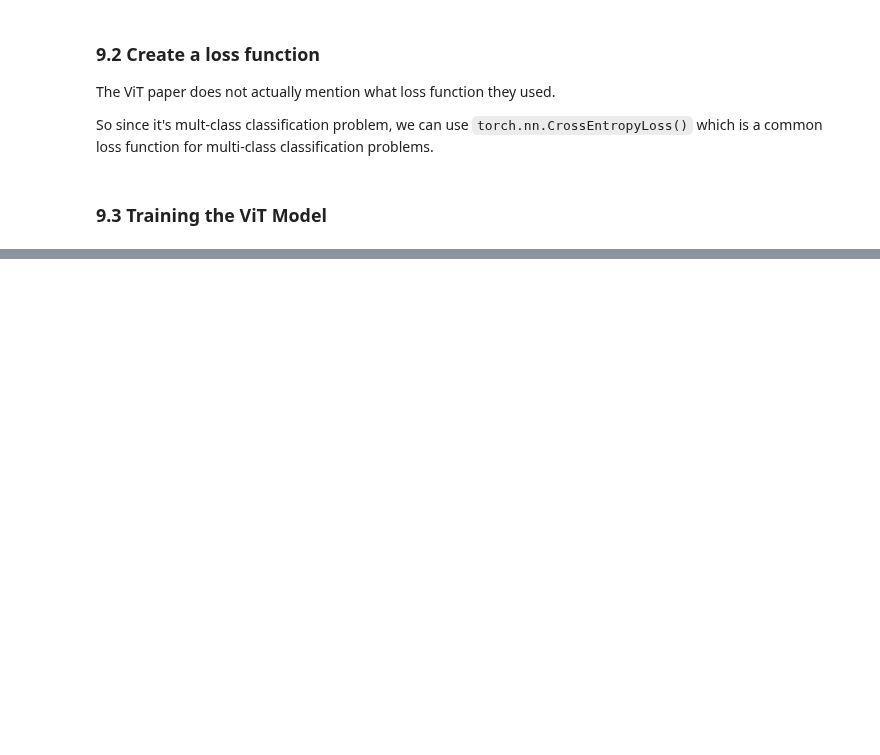
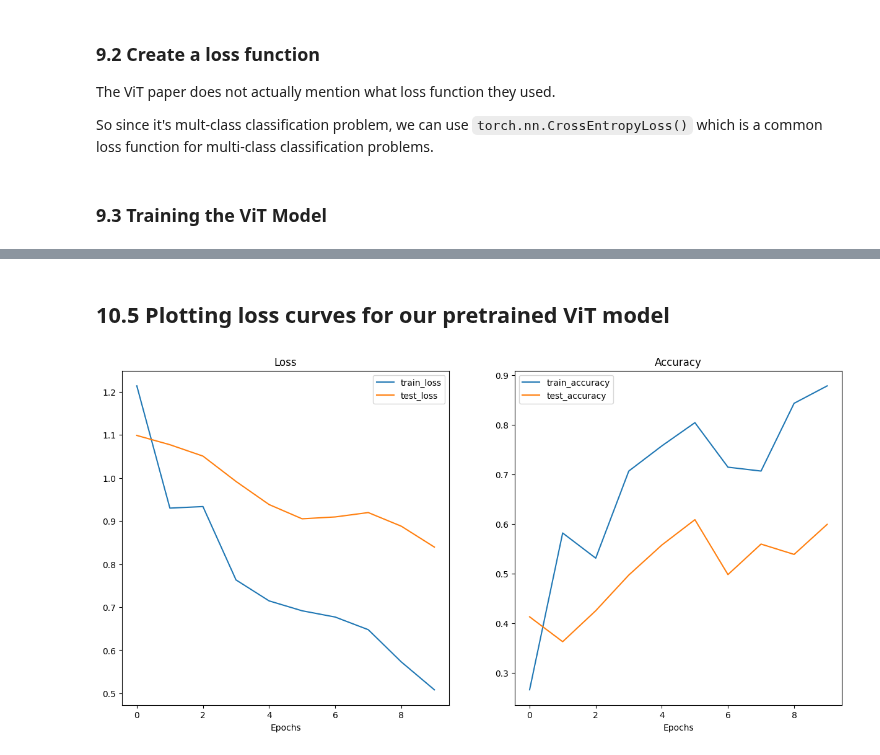
Before and after one commit to thany-8/picksense, a Jupyter notebook: notebooks/01_picksense_main.ipynb, the cells around one changed output, grey strips where cells are left out. Cells and saved outputs as stored; diff of their text form; code cells hidden in the pictures; blank space fills up the shorter version.

```diff
--- a/notebooks/01_picksense_main.ipynb
+++ b/notebooks/01_picksense_main.ipynb
@@ -1021,0 +1436,5 @@ results = engine.train(
+# %%
+# get automatic transforms from the pretrained weights
+pretrained_vit_transforms = pretrained_vit_weights.transforms()
+
+pretrained_vit_transforms
@@ -1021,0 +1449,9 @@ results = engine.train(
+# %%
+# setup dataloaders with pretrained ViT transforms
+from going_modular.going_modular import data_setup
+pretrained_vit_train_dataloader, pretrained_vit_test_dataloader, class_names = data_setup.create_dataloaders(
+    train_dir=train_dir,
+    test_dir=test_dir,
+    transform=pretrained_vit_transforms, # use pretrained ViT transforms
+    batch_size=BATCH_SIZE #could also try 32 or 64 but might run out of memory on GPU
+)
@@ -1021,0 +1460,26 @@ results = engine.train(
+# %%
+from going_modular.going_modular import engine
+
+
+
+
+# Create an optimizer and loss function for the pretrained ViT model
+optimizer = torch.optim.AdamW(
+    params=pretrained_vit.parameters(),
+    lr=1e-3,
+
+)
+
+loss_fn = torch.nn.CrossEntropyLoss()
+
+# Create a train the classifier head of pretrained ViT
+set_seeds()
+results_pretrained_vit = engine.train(
+    model=pretrained_vit,
+    train_dataloader=pretrained_vit_train_dataloader,
+    test_dataloader=pretrained_vit_test_dataloader,
+    optimizer=optimizer,
+    loss_fn=loss_fn,
+    epochs=10,
+    device=device
+)
@@ -1021,0 +1497,8 @@ results = engine.train(
+# %% [markdown]
+## 10.5 Plotting loss curves for our pretrained ViT model
+# %%
+from helper_functions import plot_loss_curves
+
+plot_loss_curves(results_pretrained_vit)
+# %% [output]
+[figure, added]
```
Also changed, not shown: parts of 66 cells of this notebook, 2 other files.
